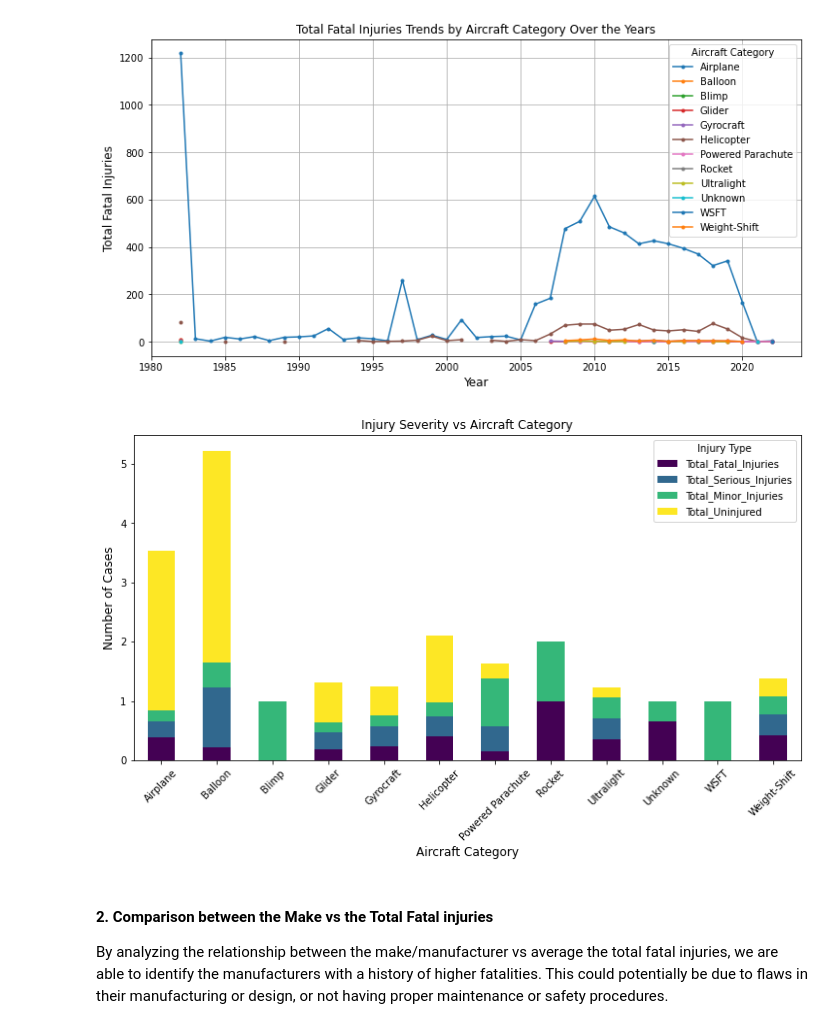
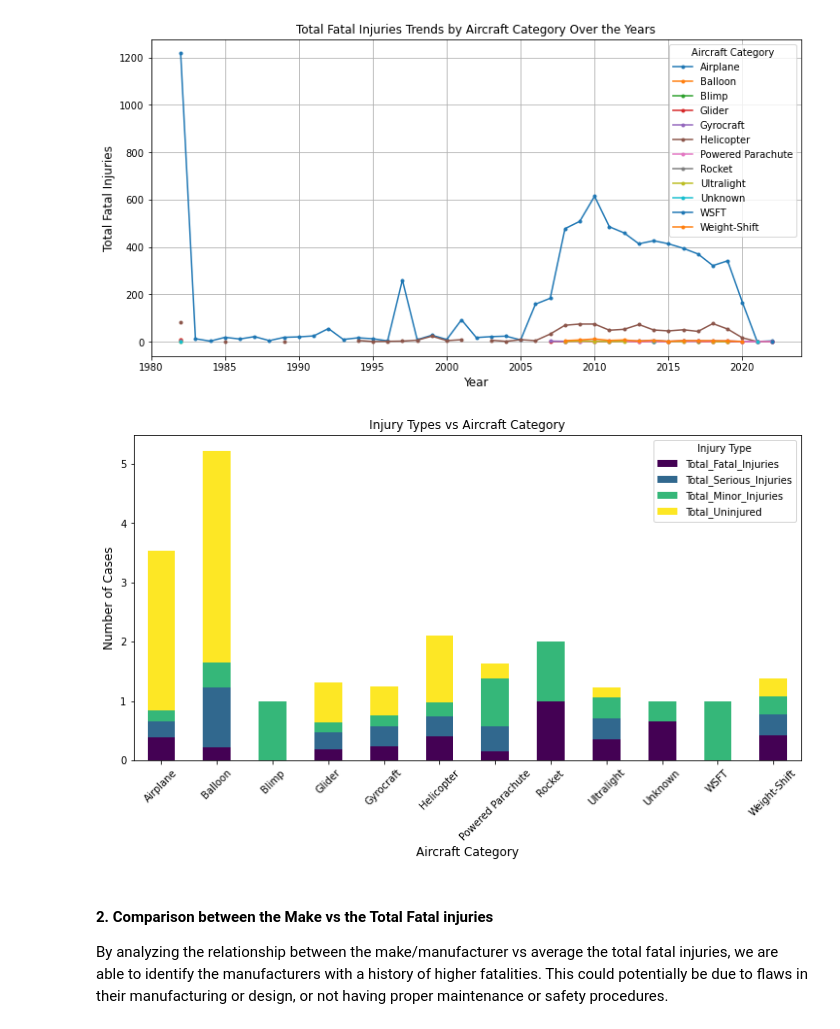
Before and after one commit to joyaran/Phase_1_project, a Jupyter notebook: phase_1_project.ipynb, the cells around one changed output. Drawn from its saved outputs; the diff is of its cells as text; code cells hidden in the pictures.

```diff
--- a/phase_1_project.ipynb
+++ b/phase_1_project.ipynb
@@ -282,20 +281,20 @@ plt.show()
 # %%
 # Grouping data by Aircraft Category and average injuries
 df_injuries = df.groupby("Aircraft_Category")[
     ["Total_Fatal_Injuries", "Total_Serious_Injuries", "Total_Minor_Injuries", "Total_Uninjured"]].mean()
 
 # Plot stacked bar chart
 df_injuries.plot(kind="bar", stacked=True, figsize=(12, 6), colormap = "viridis")
 
 # Add labels and title
-plt.title("Injury Severity vs Aircraft Category")
+plt.title("Injury Types vs Aircraft Category")
 plt.xlabel("Aircraft Category", fontsize=12)
 plt.ylabel("Number of Cases", fontsize=12)
 plt.legend(title="Injury Type")
 plt.xticks(rotation=45)
 plt.show()
 # %% [output]
-[figure, old version]
+[figure, new version]
 # %% [markdown]
 #### 2. Comparison between the Make vs the Total Fatal injuries
 
```
Also changed, not shown: parts of 2 cells of this notebook, 1 other file.
